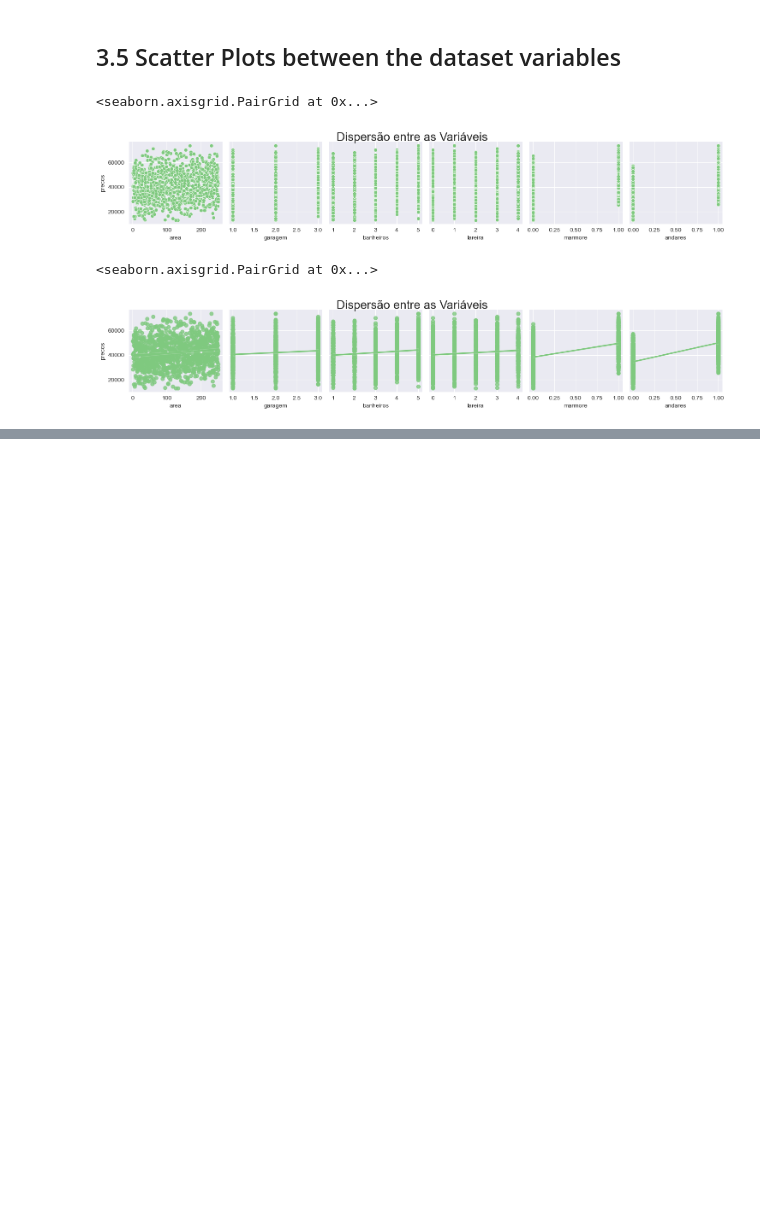
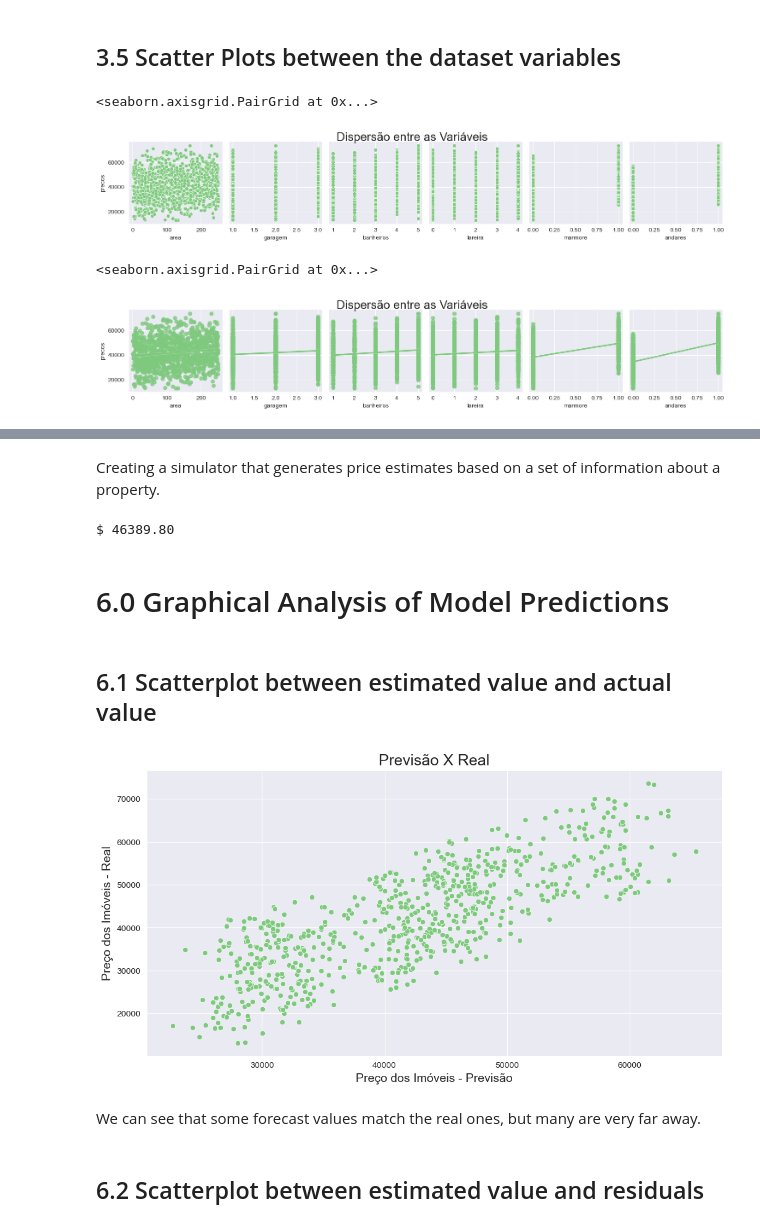
Before and after one commit to leoalvessantana/Linear-Regression-Project, a Jupyter notebook: Project.ipynb, the cells around one changed output, grey strips where cells are left out. Saved outputs shown, nothing was run; the diff lists cells and outputs as text; code cells hidden in the pictures; blank space fills up the shorter version.

```diff
--- a/Project.ipynb
+++ b/Project.ipynb
@@ -220,0 +229,2 @@ ax
+# %%
+df4 = df3.copy()
@@ -220,0 +233,5 @@ ax
+# %%
+X = df4[['area', 'garagem', 'banheiros', 'lareira', 'marmore', 'andares']]
+y = df4['precos']
+
+X_train, X_test, y_train, y_test = train_test_split(X, y, test_size=0.3, random_state=2811)
@@ -220,0 +240,6 @@ ax
+# %%
+# instanciando o modelo
+modelo = LinearRegression()
+
+# treinando o modelo
+modelo.fit(X_train, y_train)
@@ -220,0 +269,34 @@ ax
+# %% [markdown]
+Creating a simulator that generates price estimates based on a set of information about a property.
+# %%
+area=38
+garagem=2
+banheiros=4
+lareira=4
+marmore=0
+andares=1
+
+entrada=[[area, garagem, banheiros, lareira, marmore, andares]]
+
+print('$ {0:.2f}'.format(modelo.predict(entrada)[0]))
+# %% [output]
+$ 46389.80
+# %% [markdown]
+# 6.0 Graphical Analysis of Model Predictions
+# %% [markdown]
+## 6.1 Scatterplot between estimated value and actual value
+# %%
+#  previsões do modelo para os dados de TREINO
+y_previsto_train = modelo.predict(X_train)
+# %%
+ax = sns.scatterplot(x=y_previsto_train, y=y_train)
+ax.figure.set_size_inches(12, 6)
+ax.set_title('Previsão X Real', fontsize=18)
+ax.set_xlabel('Preço dos Imóveis - Previsão', fontsize=14)
+ax.set_ylabel('Preço dos Imóveis - Real', fontsize=14);
+# %% [output]
+[figure, added]
+# %% [markdown]
+We can see that some forecast values match the real ones, but many are very far away.
+# %% [markdown]
+## 6.2 Scatterplot between estimated value and residuals
```
Also changed, not shown: parts of 30 cells of this notebook, 2 other files.
